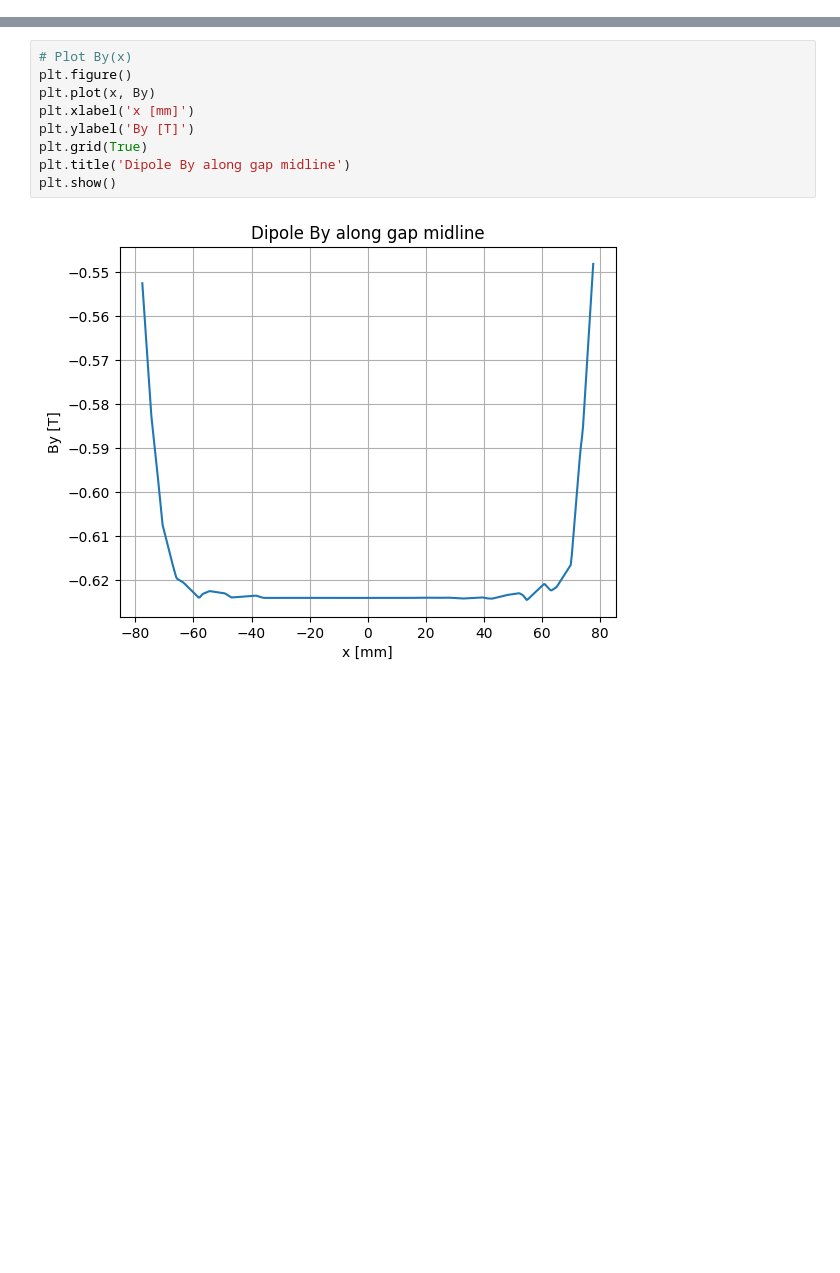
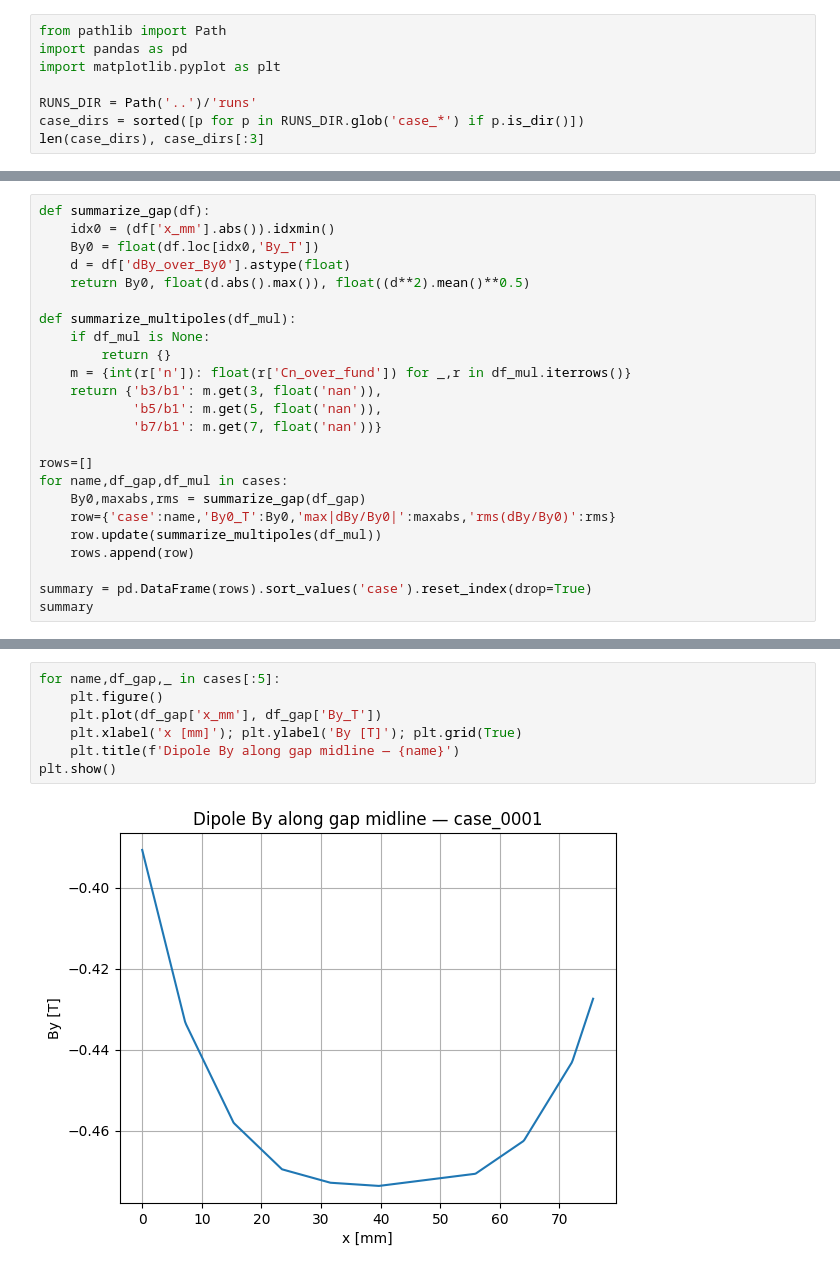
Before and after one commit to leogrossman/JUAS26-Course2-NC-Mag-Case-Study, a Jupyter notebook: postprocessing/gap_scan_postprocessing.ipynb, the cells around one changed output, grey strips where cells are left out. Cells and saved outputs as stored; diff of their text form; blank space fills up the shorter version.

Commit message:
vibe coded pt2 - 1/4 dipole

```diff
--- a/postprocessing/gap_scan_postprocessing.ipynb
+++ b/postprocessing/gap_scan_postprocessing.ipynb
@@ -64,0 +6,8 @@ max |hom - hom_csv| = 3.153e-16
+# %%
+from pathlib import Path
+import pandas as pd
+import matplotlib.pyplot as plt
+
+RUNS_DIR = Path('..')/'runs'
+case_dirs = sorted([p for p in RUNS_DIR.glob('case_*') if p.is_dir()])
+len(case_dirs), case_dirs[:3]
@@ -64,0 +58,24 @@ max |hom - hom_csv| = 3.153e-16
+# %%
+def summarize_gap(df):
+    idx0 = (df['x_mm'].abs()).idxmin()
+    By0 = float(df.loc[idx0,'By_T'])
+    d = df['dBy_over_By0'].astype(float)
+    return By0, float(d.abs().max()), float((d**2).mean()**0.5)
+
+def summarize_multipoles(df_mul):
+    if df_mul is None:
+        return {}
+    m = {int(r['n']): float(r['Cn_over_fund']) for _,r in df_mul.iterrows()}
+    return {'b3/b1': m.get(3, float('nan')),
+            'b5/b1': m.get(5, float('nan')),
+            'b7/b1': m.get(7, float('nan'))}
+
+rows=[]
+for name,df_gap,df_mul in cases:
+    By0,maxabs,rms = summarize_gap(df_gap)
+    row={'case':name,'By0_T':By0,'max|dBy/By0|':maxabs,'rms(dBy/By0)':rms}
+    row.update(summarize_multipoles(df_mul))
+    rows.append(row)
+
+summary = pd.DataFrame(rows).sort_values('case').reset_index(drop=True)
+summary
@@ -65,11 +89,9 @@ max |hom - hom_csv| = 3.153e-16
 # %%
-# Plot By(x)
-plt.figure()
-plt.plot(x, By)
-plt.xlabel('x [mm]')
-plt.ylabel('By [T]')
-plt.grid(True)
-plt.title('Dipole By along gap midline')
+for name,df_gap,_ in cases[:5]:
+    plt.figure()
+    plt.plot(df_gap['x_mm'], df_gap['By_T'])
+    plt.xlabel('x [mm]'); plt.ylabel('By [T]'); plt.grid(True)
+    plt.title(f'Dipole By along gap midline — {name}')
 plt.show()
 # %% [output]
-[figure, old version]
+[figure, new version]
```
Also changed, not shown: parts of 17 cells of this notebook, 47 other files.
